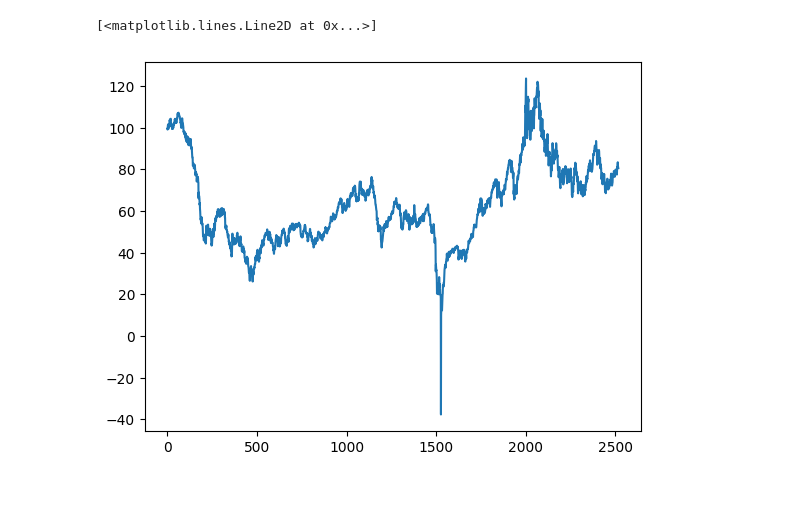
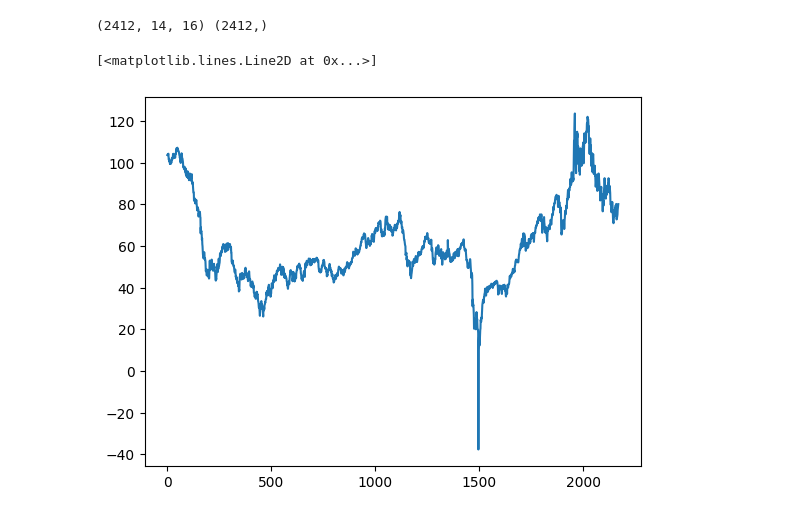
Before and after one commit to BenjaminWare/quantathon, a Jupyter notebook: Discovery.ipynb, the cells around one changed output. Drawn from its saved outputs; the diff is of its cells as text; code cells hidden in the pictures.

```diff
--- a/Discovery.ipynb
+++ b/Discovery.ipynb
@@ -8,5 +33,26 @@ dal = pd.read_csv('data/DAL_data.csv')
+# %%
+oil = oil.drop(oil.columns[7:48], axis=1)
+# %%
+oil['Open'],oil['Adj Close'] = oil['Adj Close'],oil['Open']
+oil = oil.rename({'Open':'temp'},axis=1)
+oil = oil.rename({'Adj Close':'Open'},axis=1)
+oil = oil.rename({'temp':'Adj Close'},axis=1)
+# %%
+# Produces n-grams n is the number of days of stock data each input will have, this is the memory of the RNN or the width
+N = 14
+
+oil_X = np.array([oil.iloc[i-N:i] for i in range(N,len(oil))])
+oil_Y = np.array([oil.iloc[i] for i in range(N,len(oil))])
+oil_Y = oil_Y[:,0]
+
+
+print(oil_X.shape,oil_Y.shape)
+# %% [output]
+(2412, 14, 16) (2412,)
+# %%
+X_train, X_test, Y_train, Y_test = train_test_split(oil_X, oil_Y, test_size=0.1, shuffle=False)
 # %%
-plt.plot(dal['Adj Close'])
+plt.plot(Y_train)
 # %% [output]
 [<matplotlib.lines.Line2D at 0x...>]
-[figure, old version]
+[figure, new version]
```
Also changed, not shown: parts of 16 cells of this notebook, 4 other files.
